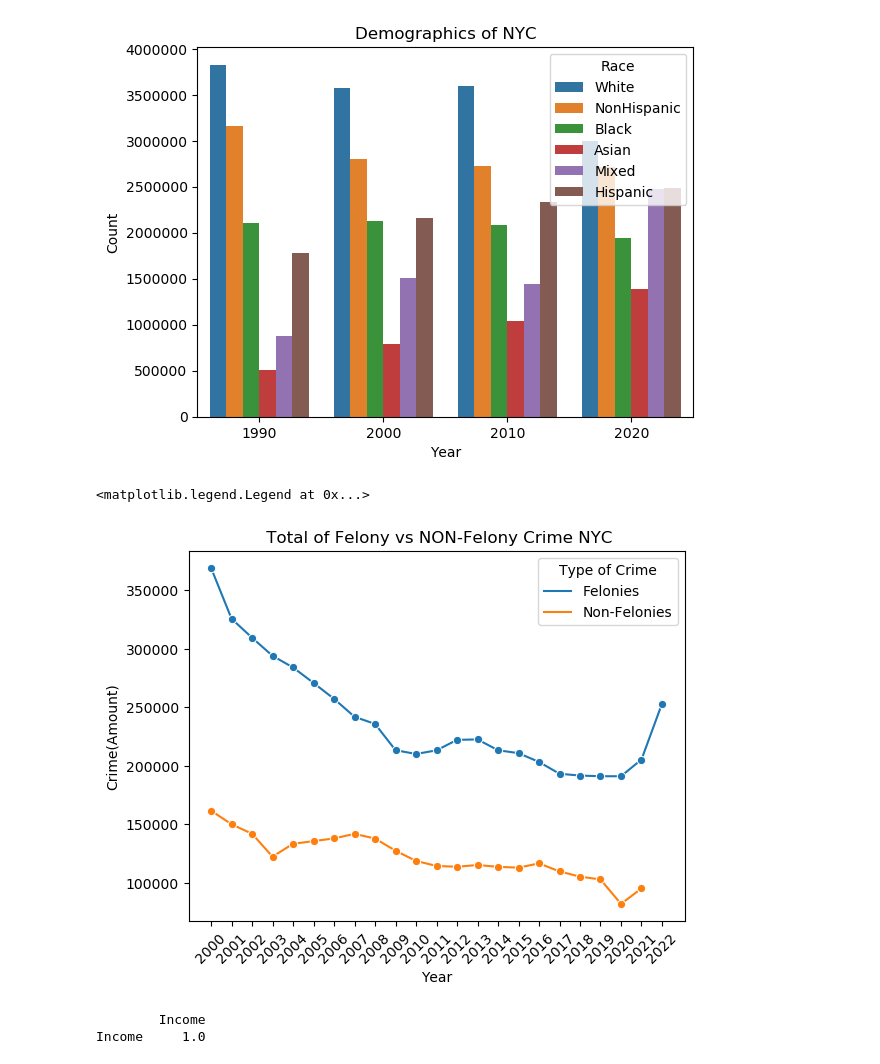
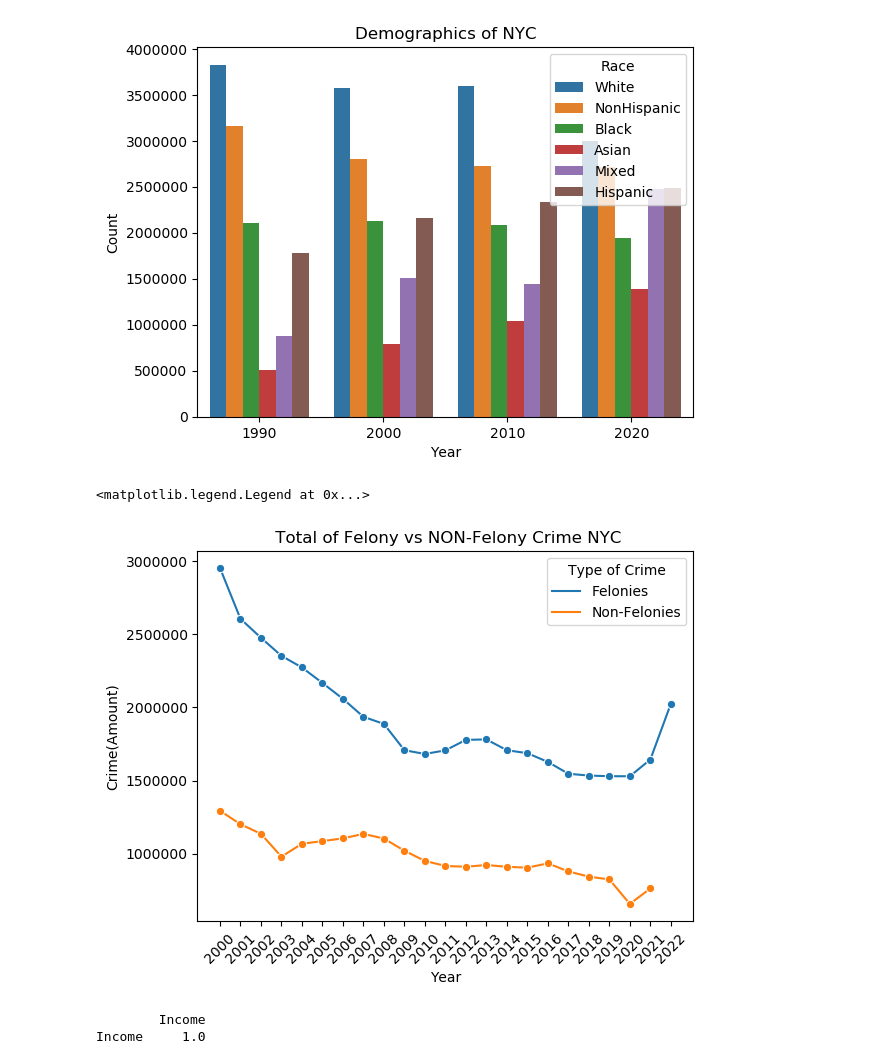
Before and after one commit to anikasparkle22/Info2950_final, a Jupyter notebook: Info 2950 Final.ipynb, the cells around one changed output. Saved outputs shown, nothing was run; the diff lists cells and outputs as text; code cells hidden in the pictures.

Commit message:
fixed felony/violent error

```diff
--- a/Info 2950 Final.ipynb
+++ b/Info 2950 Final.ipynb
@@ -284,18 +303,6 @@ plt.legend(title="Race", loc='upper right');
 [figure]
 # %%
 #VISUALIZING TOTAL CRIME WITH VIOLENT AND N0N VIOLENT CRIME
-
-# Clean database on felonies and convert values to int
-felonies_nyc = pd.read_csv("felony.csv")
-for column in felonies_nyc.columns[1:]:
-    if felonies_nyc[column].dtype != int:
-        felonies_nyc[column] = felonies_nyc[column].str.replace(",", "").astype(int)
-
-# Clean database on non-felonies and convert values to int
-nfelonies_nyc = pd.read_csv("non-felony.csv")
-for column in nfelonies_nyc.columns[1:]:
-    if nfelonies_nyc[column].dtype != int:
-        nfelonies_nyc[column] = nfelonies_nyc[column].astype(int)
 
 # Calculate totals for felonies
 felonies_total = felonies_nyc.iloc[:, 1:].sum()
@@ -305,34 +312,34 @@ felonies_nyc = pd.concat([felonies_nyc, pd.DataFrame([felonies_total])])
 # Calculate totals for non-felonies
 nfelonies_total = nfelonies_nyc.iloc[:, 1:].sum()
 nfelonies_total['OFFENSE'] = "Non-Felonies"
 nfelonies_nyc = pd.concat([nfelonies_nyc, pd.DataFrame([nfelonies_total])])
 
 #changing the label for Crime
 merged_df['OFFENSE'] = "All Crime in NYC"
 
 # Extract the totals for felonies and non-felonies
 total_felonies = felonies_nyc.iloc[-1:]
 total_non_felonies = nfelonies_nyc.iloc[-1:]
 
 # Combine the totals into a single DataFrame
 combined_totals = pd.concat([total_felonies, total_non_felonies], ignore_index=True)
 
 # Melt the combined totals DataFrame
 melted_totals = combined_totals.melt(id_vars=['OFFENSE'], var_name='Year', value_name='Count')
 
 #visualizong with a line plot
 sns.lineplot(data=melted_totals, x='Year', y='Count', hue='OFFENSE', marker='o')
 plt.title(" Total of Felony vs NON-Felony Crime NYC")
 plt.xlabel("Year")
 plt.ylabel("Crime(Amount)")
 
 # Rotate x-axis labels for better visibility
 plt.xticks(rotation=45)
 # Adjust the legend to be outside the plot area
 plt.legend(title="Type of Crime", loc='upper right')
 # %% [output]
 <matplotlib.legend.Legend at 0x...>
-[figure, old version]
+[figure, new version]
 # %%
 #correlation matrix between household income and crime
 
```
Also changed, not shown: parts of 3 cells of this notebook.
